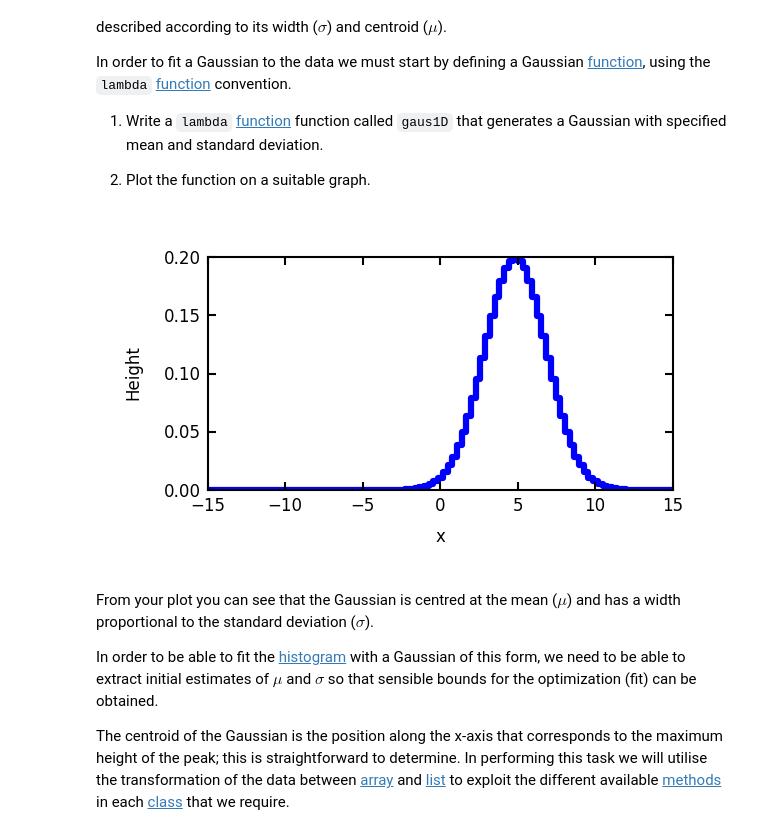
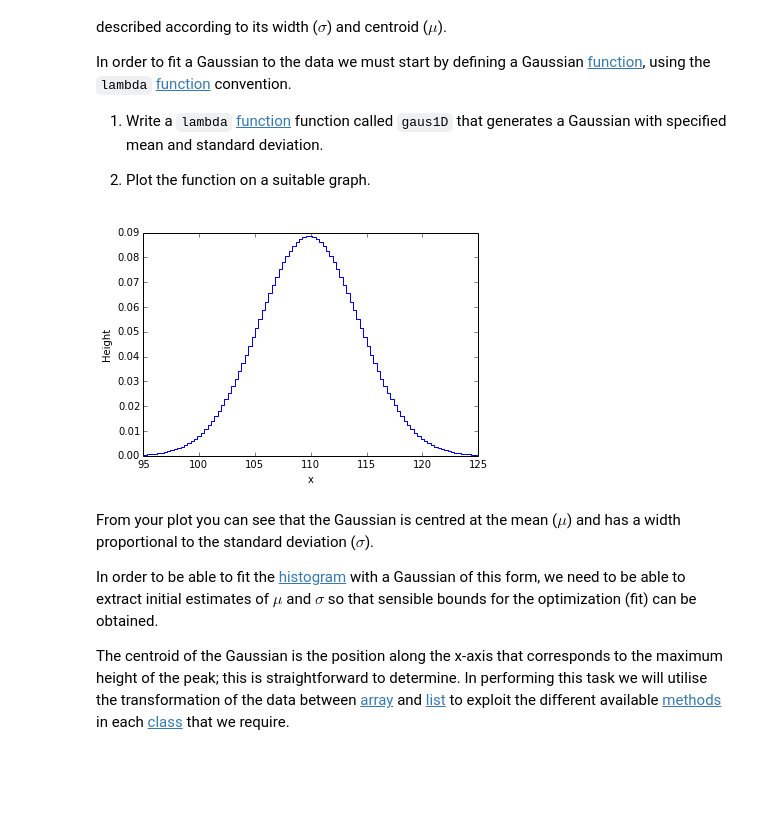
Before and after one commit to swcarpentry/DEPRECATED-bc, a Jupyter notebook: intermediate/python/SoftwareCarpentryDev_MRD_WithSolutions.ipynb, the cells around one changed output. Saved outputs shown, nothing was run; the diff lists cells and outputs as text; code cells hidden in the pictures; blank space fills up the shorter version.

```diff
--- a/intermediate/python/SoftwareCarpentryDev_MRD_WithSolutions.ipynb
+++ b/intermediate/python/SoftwareCarpentryDev_MRD_WithSolutions.ipynb
@@ -471,7 +471,7 @@ The indices of the pixels that lie within the RoI are:
 Now we are ready to run the RoI selection function on the image that we want to process.  We will aim to primarily select the pixels that contain the background at the top of the image (chosen arbitrarily) as these should give us a distribution of intensities that are correlated in some way that we can then fit.
 # %%
 # Define the vertices of the polygon that will outlint the RoI.
-squarePath = Path([[5, 80], [5, 110], [100, 110], [100, 80]])
+squarePath = Path([[5, 400], [5, 450], [100, 450], [100, 400]])
 
 # If you managed to write the function in the challenge, it will be used.  Otherwise, use a random number generator to make some data.
 try:
@@ -562,24 +562,24 @@ In order to fit a Gaussian to the data we must start by defining a Gaussian [fun
 # %%
 # SOLUTION TO CHALLENGE 1
 
 # Define a function that returns a Gaussian.
 gaus1D = lambda x, mu, sigma: (1.0 / (sigma * np.sqrt(2.0 * np.pi)))* np.exp(-(((x - mu)**2 / (2.0 * sigma**2))))
 
 # Specify the initialization parameters for the Gaussian.
-mean = 5.0
-stDev = 2.0
-xRange = np.linspace(-15.0,15.0,100)
+mean = 110.0
+stDev = 4.5
+xRange = np.linspace(mean - 15.0, mean + 15.0, 100)
 
 # Determine the Gaussian.
 gaus = gaus1D(xRange, mean, stDev)
 
 # Plot the Gaussian.
 plt.step(xRange, gaus)
 plt.xlabel("x")
 plt.ylabel("Height")
 plt.show()
 # %% [output]
-[figure, old version]
+[figure, new version]
 # %% [markdown]
 From your plot you can see that the Gaussian is centred at the mean ($\mu$) and has a width proportional to the standard deviation ($\sigma$).
 
```
Also changed, not shown: parts of 14 cells of this notebook.
